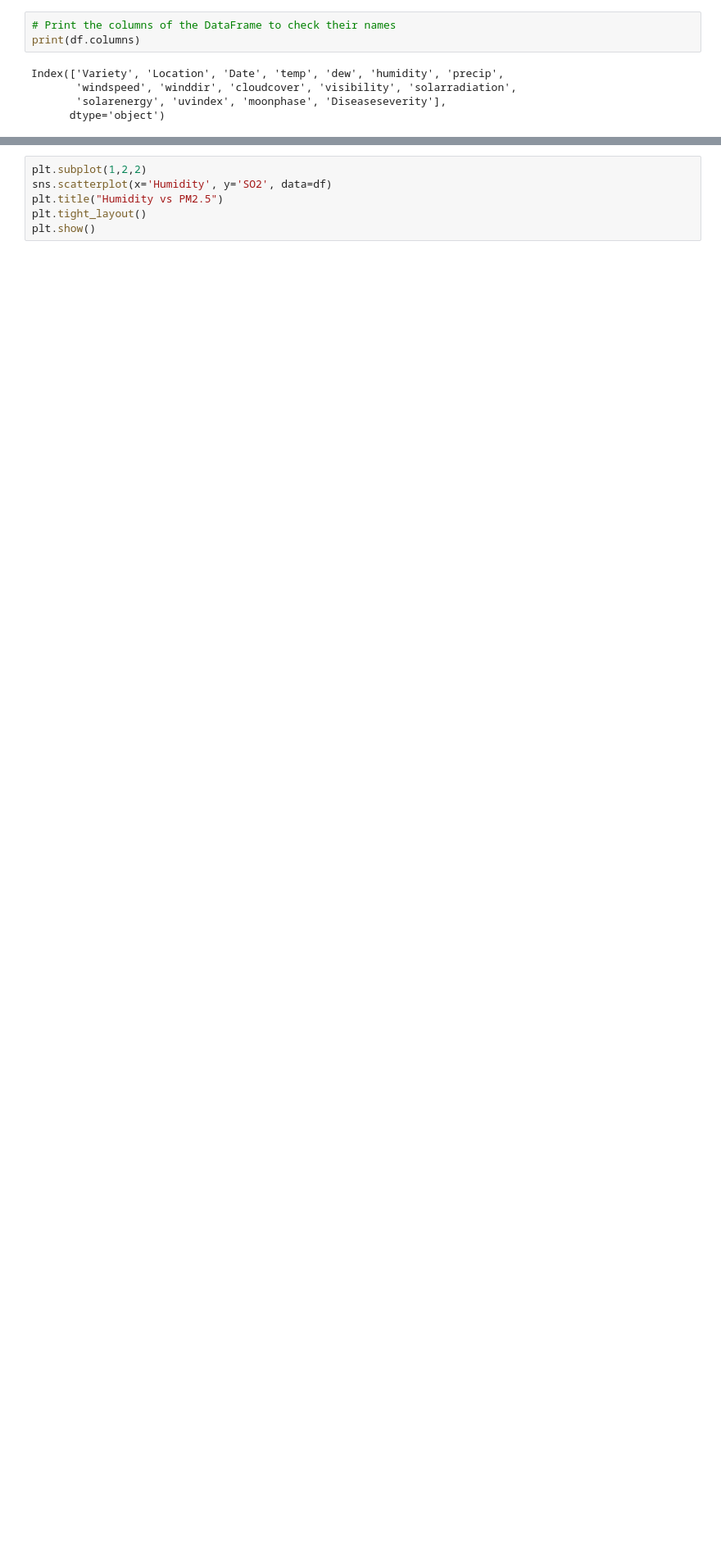
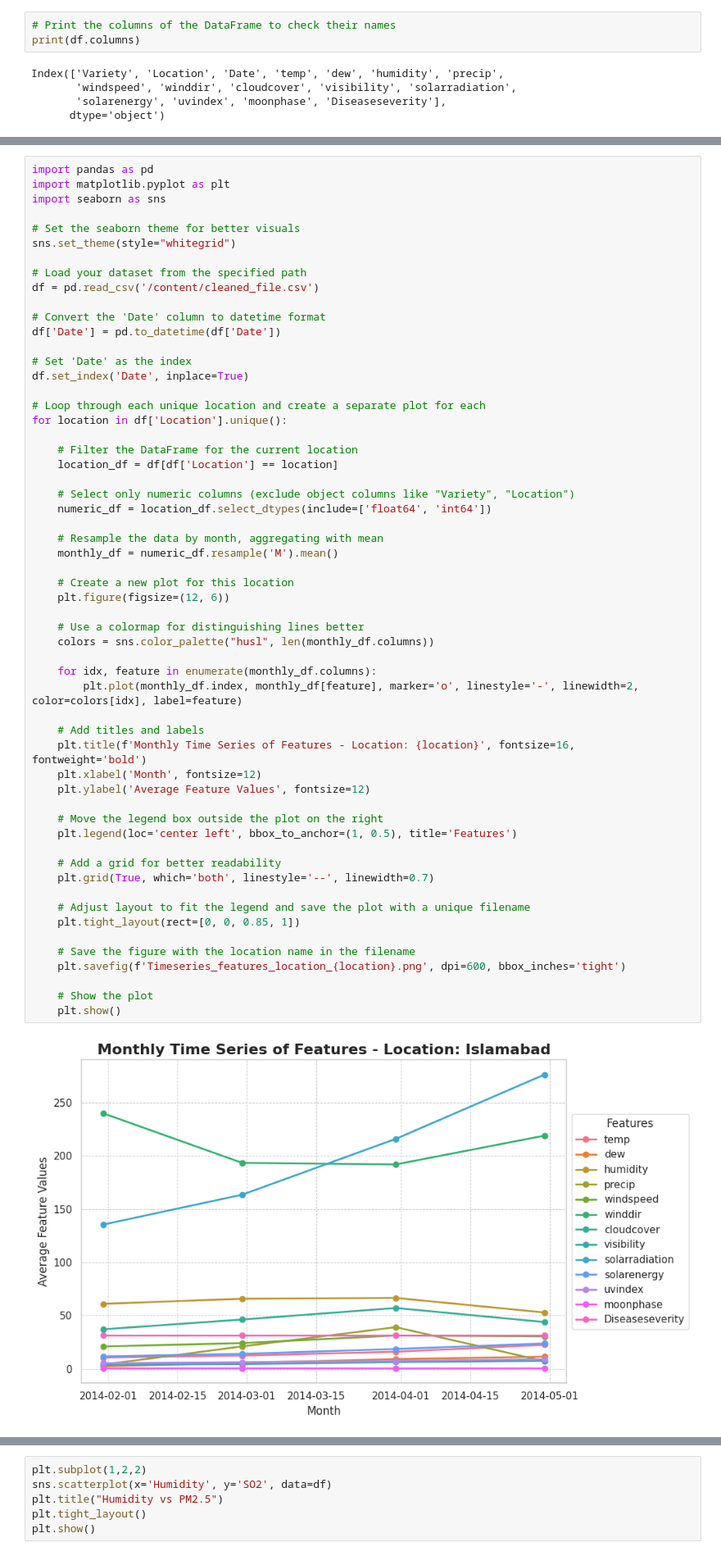
Before and after one commit to Ash100/Minor, a Jupyter notebook: DataScience_Project_on_Agri_Data.ipynb, the cells around one changed output, grey strips where cells are left out. Shown at 82% size. Drawn from its saved outputs; the diff is of its cells as text; blank space fills up the shorter version.

```diff
--- a/DataScience_Project_on_Agri_Data.ipynb
+++ b/DataScience_Project_on_Agri_Data.ipynb
@@ -184,0 +273,59 @@ plt.show()
+# %%
+import pandas as pd
+import matplotlib.pyplot as plt
+import seaborn as sns
+
+# Set the seaborn theme for better visuals
+sns.set_theme(style="whitegrid")
+
+# Load your dataset from the specified path
+df = pd.read_csv('/content/cleaned_file.csv')
+
+# Convert the 'Date' column to datetime format
+df['Date'] = pd.to_datetime(df['Date'])
+
+# Set 'Date' as the index
+df.set_index('Date', inplace=True)
+
+# Loop through each unique location and create a separate plot for each
+for location in df['Location'].unique():
+
+    # Filter the DataFrame for the current location
+    location_df = df[df['Location'] == location]
+
+    # Select only numeric columns (exclude object columns like "Variety", "Location")
+    numeric_df = location_df.select_dtypes(include=['float64', 'int64'])
+
+    # Resample the data by month, aggregating with mean
+    monthly_df = numeric_df.resample('M').mean()
+
+    # Create a new plot for this location
+    plt.figure(figsize=(12, 6))
+
+    # Use a colormap for distinguishing lines better
+    colors = sns.color_palette("husl", len(monthly_df.columns))
+
+    for idx, feature in enumerate(monthly_df.columns):
+        plt.plot(monthly_df.index, monthly_df[feature], marker='o', linestyle='-', linewidth=2, color=colors[idx], label=feature)
+
+    # Add titles and labels
+    plt.title(f'Monthly Time Series of Features - Location: {location}', fontsize=16, fontweight='bold')
+    plt.xlabel('Month', fontsize=12)
+    plt.ylabel('Average Feature Values', fontsize=12)
+
+    # Move the legend box outside the plot on the right
+    plt.legend(loc='center left', bbox_to_anchor=(1, 0.5), title='Features')
+
+    # Add a grid for better readability
+    plt.grid(True, which='both', linestyle='--', linewidth=0.7)
+
+    # Adjust layout to fit the legend and save the plot with a unique filename
+    plt.tight_layout(rect=[0, 0, 0.85, 1])
+
+    # Save the figure with the location name in the filename
+    plt.savefig(f'Timeseries_features_location_{location}.png', dpi=600, bbox_inches='tight')
+
+    # Show the plot
+    plt.show()
+# %% [output]
+[figure, added]
```
Also changed, not shown: parts of 20 cells of this notebook.
